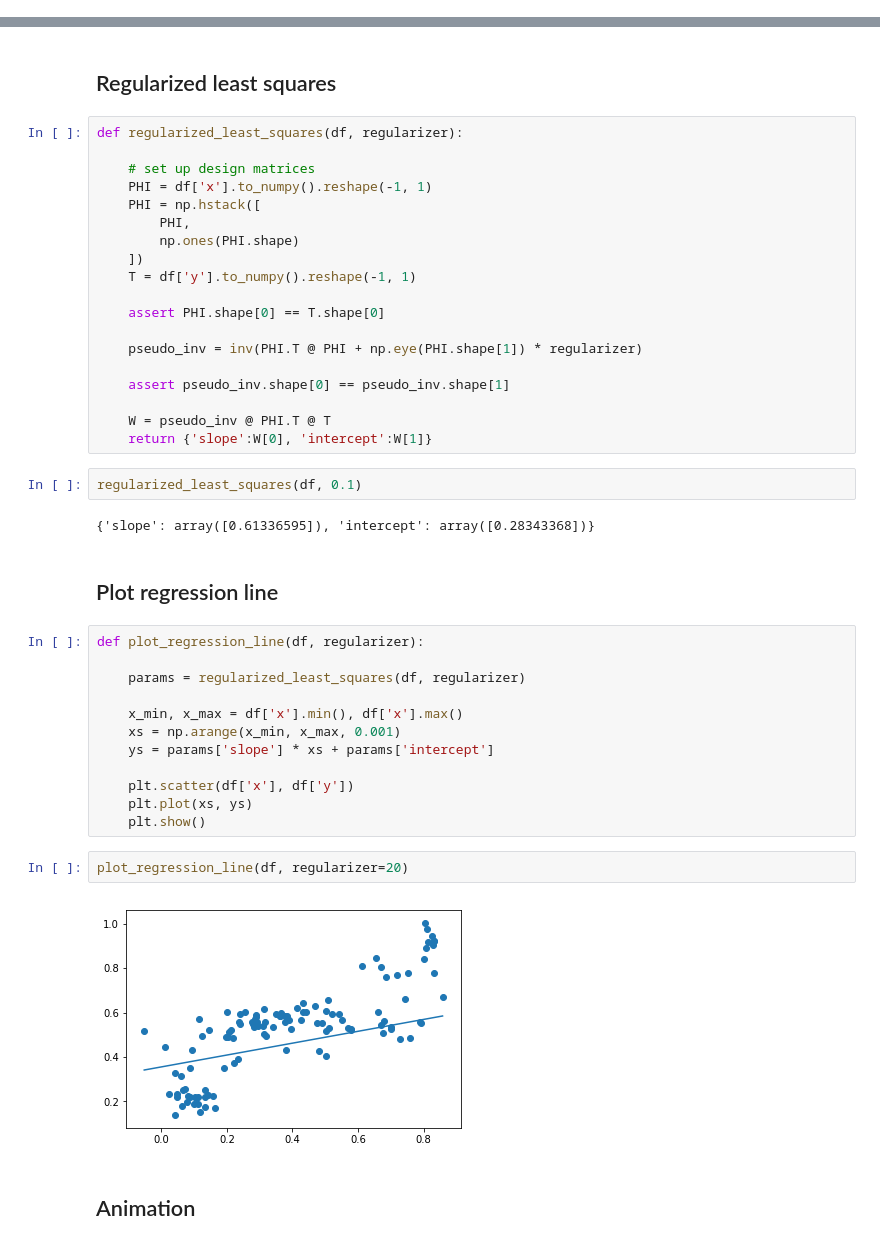
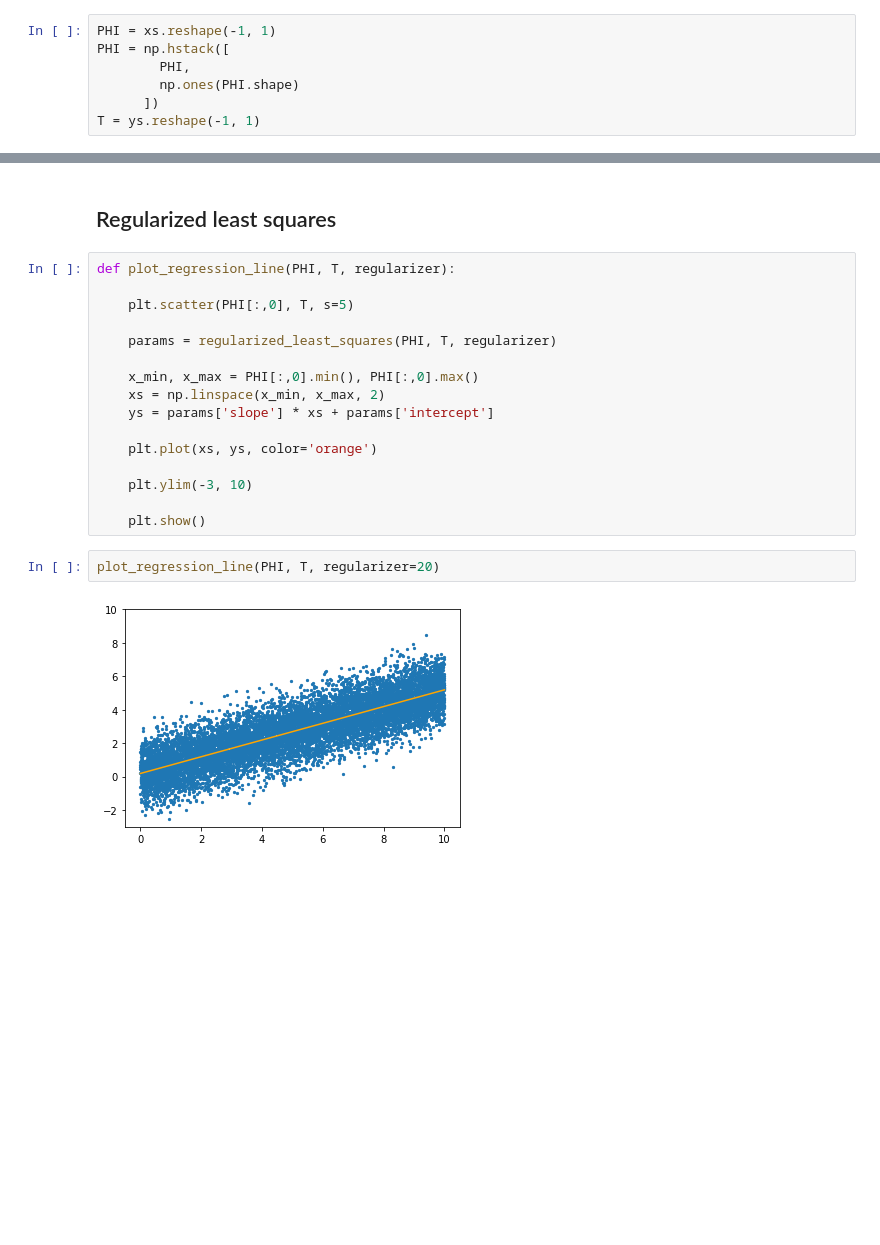
Before and after one commit to zhihanyang2022/bishop1995_notes, a Jupyter notebook: c3_single_layer_networks/least_square_method/least_square_method_demo.ipynb, the cells around one changed output, grey strips where cells are left out. Cells and saved outputs as stored; diff of their text form; blank space fills up the shorter version.

Commit message:
Worked on c3 regression.

```diff
--- a/c3_single_layer_networks/least_square_method/least_square_method_demo.ipynb
+++ b/c3_single_layer_networks/least_square_method/least_square_method_demo.ipynb
@@ -16,0 +45,7 @@ df.head(3)
+# %%
+PHI = xs.reshape(-1, 1)
+PHI = np.hstack([
+        PHI,
+        np.ones(PHI.shape)
+      ])
+T = ys.reshape(-1, 1)
@@ -17,46 +200,23 @@ df.head(3)
 # %% [markdown]
 ## Regularized least squares
-# %%
-def regularized_least_squares(df, regularizer):
-
-    # set up design matrices
-    PHI = df['x'].to_numpy().reshape(-1, 1)
-    PHI = np.hstack([
-        PHI,
-        np.ones(PHI.shape)
-    ])
-    T = df['y'].to_numpy().reshape(-1, 1)
-
-    assert PHI.shape[0] == T.shape[0]
-
-    pseudo_inv = inv(PHI.T @ PHI + np.eye(PHI.shape[1]) * regularizer)
-
-    assert pseudo_inv.shape[0] == pseudo_inv.shape[1]
-
-    W = pseudo_inv @ PHI.T @ T
-    return {'slope':W[0], 'intercept':W[1]}
-# %%
-regularized_least_squares(df, 0.1)
-# %% [output]
-{'slope': array([0.61336595]), 'intercept': array([0.28343368])}
-# %% [markdown]
-## Plot regression line
 # %%
-def plot_regression_line(df, regularizer):
+def plot_regression_line(PHI, T, regularizer):
 
-    params = regularized_least_squares(df, regularizer)
+    plt.scatter(PHI[:,0], T, s=5)
 
-    x_min, x_max = df['x'].min(), df['x'].max()
-    xs = np.arange(x_min, x_max, 0.001)
+    params = regularized_least_squares(PHI, T, regularizer)
+
+    x_min, x_max = PHI[:,0].min(), PHI[:,0].max()
+    xs = np.linspace(x_min, x_max, 2)
     ys = params['slope'] * xs + params['intercept']
 
-    plt.scatter(df['x'], df['y'])
-    plt.plot(xs, ys)
+    plt.plot(xs, ys, color='orange')
+
+    plt.ylim(-3, 10)
+
     plt.show()
 # %%
-plot_regression_line(df, regularizer=20)
+plot_regression_line(PHI, T, regularizer=20)
 # %% [output]
-[figure, old version]
+[figure, new version]
-# %% [markdown]
-## Animation
 # %%
```
Also changed, not shown: parts of 51 cells of this notebook.
